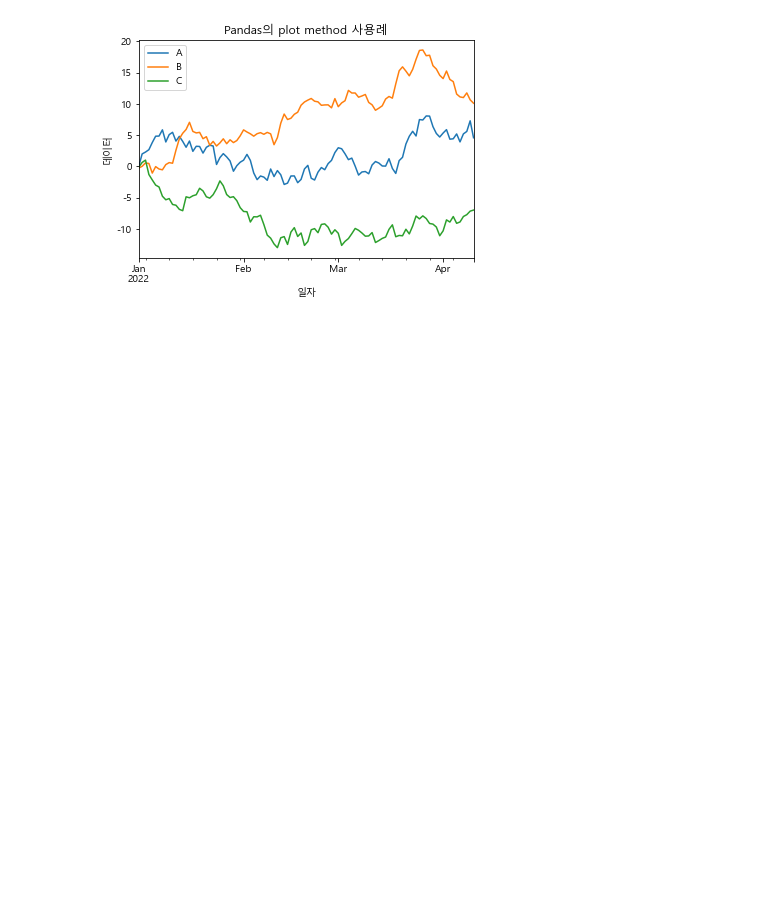
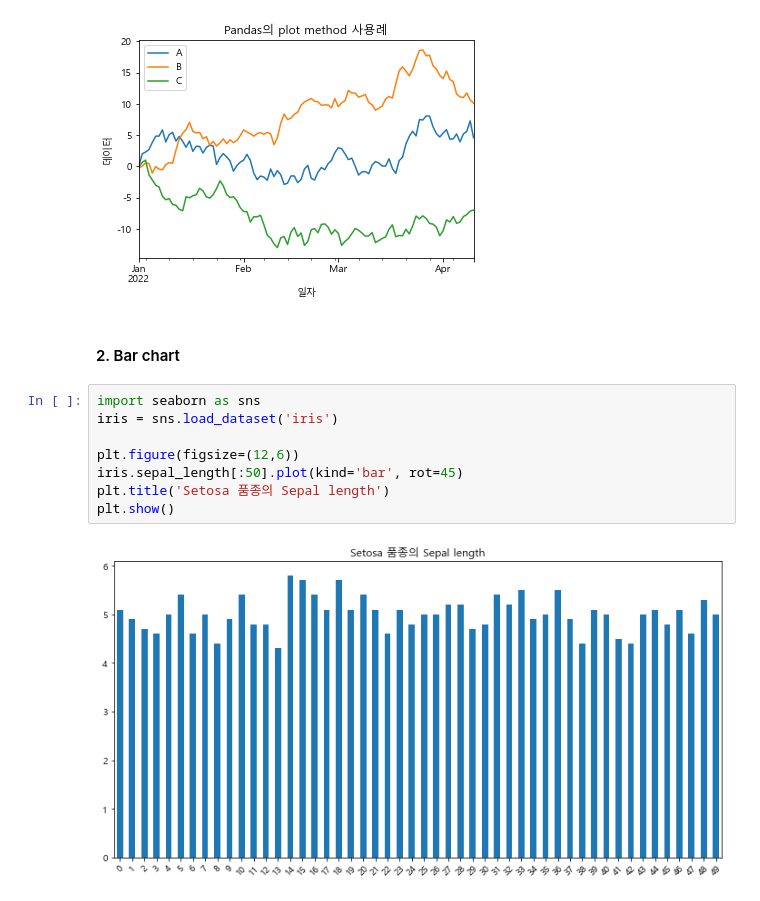
Before and after one commit to ivyjune22/DataAnalysis-Lecture-2022.04, a Jupyter notebook: 03. 시각화/10_Pandas시각화.ipynb, the cells around one changed output. Saved outputs shown, nothing was run; the diff lists cells and outputs as text; blank space fills up the shorter version.

```diff
--- a/03. 시각화/10_Pandas시각화.ipynb
+++ b/03. 시각화/10_Pandas시각화.ipynb
@@ -29,3 +29,15 @@ plt.xlabel('일자'), plt.ylabel('데이터')
 plt.show()
 # %% [output]
 [figure]
+# %% [markdown]
+#### 2. Bar chart
+# %%
+import seaborn as sns
+iris = sns.load_dataset('iris')
+
+plt.figure(figsize=(12,6))
+iris.sepal_length[:50].plot(kind='bar', rot=45)
+plt.title('Setosa 품종의 Sepal length')
+plt.show()
+# %% [output]
+[figure, added]
```
Also changed, not shown: parts of 10 cells of this notebook, 1 other file.
